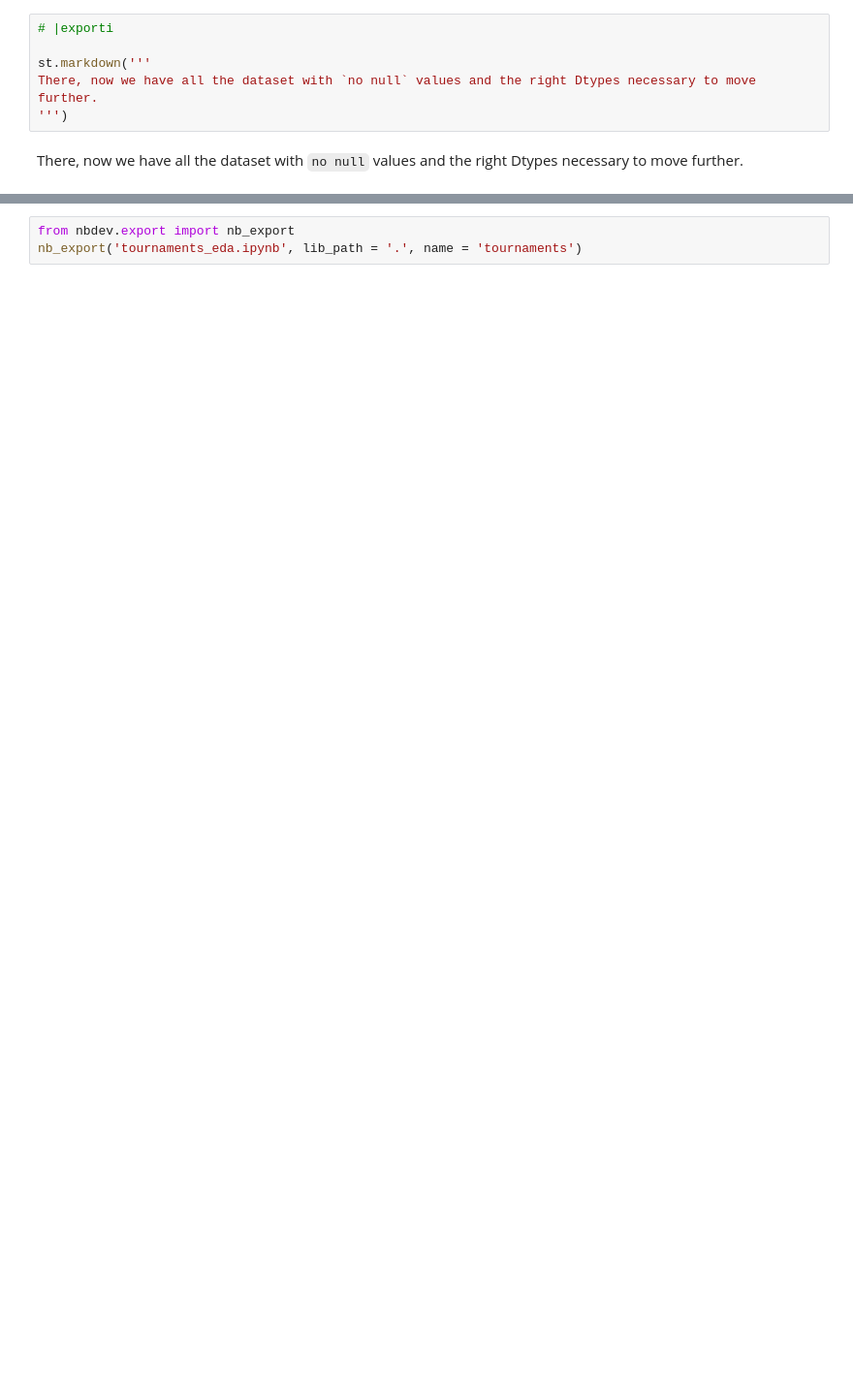
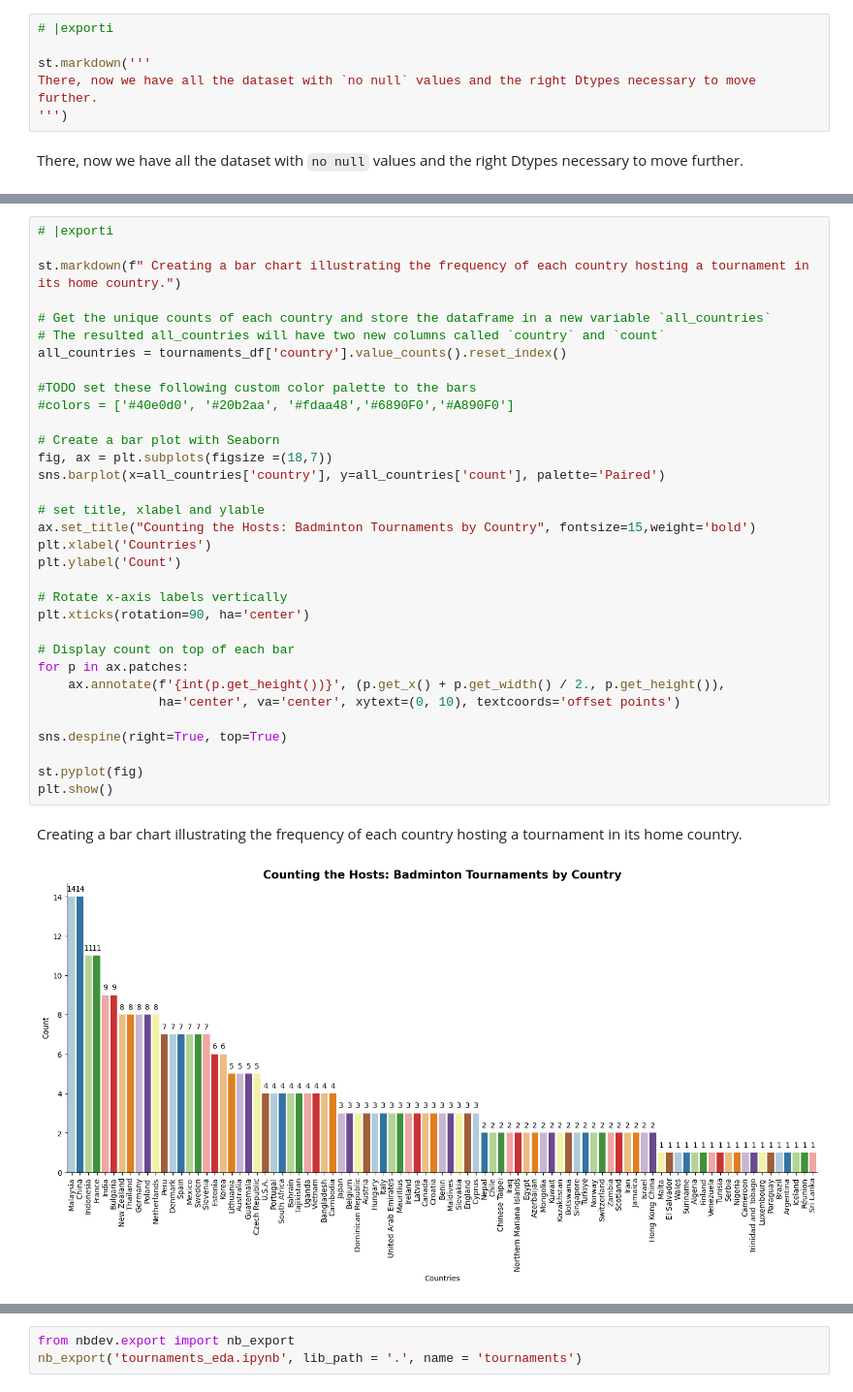
Before and after one commit to harish8/bwf-tournaments-and-rankings, a Jupyter notebook: tournaments_eda.ipynb, the cells around one changed output, grey strips where cells are left out. Shown at 97% size. Cells and saved outputs as stored; diff of their text form; blank space fills up the shorter version.

Commit message:
processing unique countries and created a bar plot with seaborn counting the hosts.

```diff
--- a/tournaments_eda.ipynb
+++ b/tournaments_eda.ipynb
@@ -222,0 +262,36 @@ memory usage: 20.4+ KB
+# %%
+# |exporti
+
+st.markdown(f" Creating a bar chart illustrating the frequency of each country hosting a tournament in its home country.")
+
+# Get the unique counts of each country and store the dataframe in a new variable `all_countries`
+# The resulted all_countries will have two new columns called `country` and `count`
+all_countries = tournaments_df['country'].value_counts().reset_index()
+
+#TODO set these following custom color palette to the bars
+#colors = ['#40e0d0', '#20b2aa', '#fdaa48','#6890F0','#A890F0']
+
+# Create a bar plot with Seaborn
+fig, ax = plt.subplots(figsize =(18,7))
+sns.barplot(x=all_countries['country'], y=all_countries['count'], palette='Paired')
+
+# set title, xlabel and ylable
+ax.set_title("Counting the Hosts: Badminton Tournaments by Country", fontsize=15,weight='bold')
+plt.xlabel('Countries')
+plt.ylabel('Count')
+
+# Rotate x-axis labels vertically
+plt.xticks(rotation=90, ha='center')
+
+# Display count on top of each bar
+for p in ax.patches:
+    ax.annotate(f'{int(p.get_height())}', (p.get_x() + p.get_width() / 2., p.get_height()),
+                ha='center', va='center', xytext=(0, 10), textcoords='offset points')
+
+sns.despine(right=True, top=True)
+
+st.pyplot(fig)
+plt.show()
+# %% [output]
+ Creating a bar chart illustrating the frequency of each country hosting a tournament in its home country.
+[figure, added]
```
Also changed, not shown: parts of 9 cells of this notebook, 3 other files.
